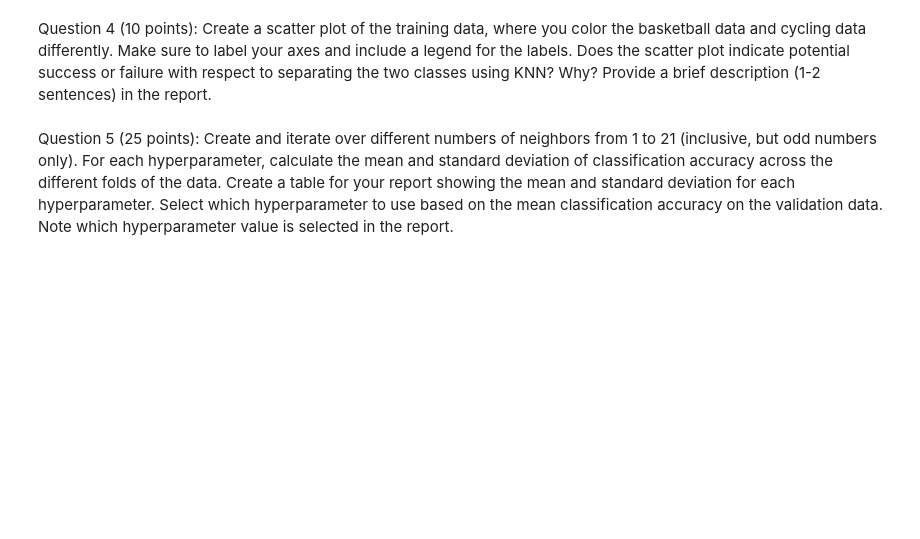
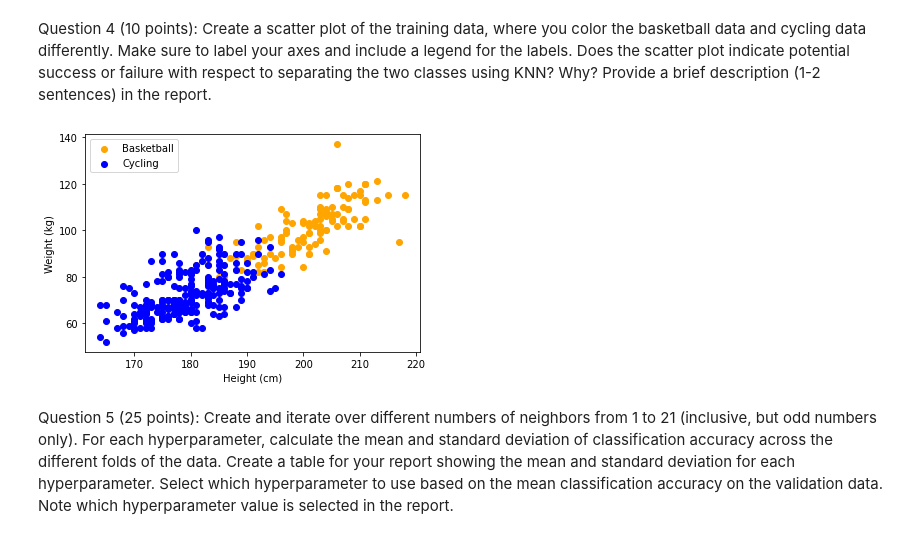
Before and after one commit to sarhuang/cosc425, a Jupyter notebook: Lab2/lab2.ipynb, the cells around one changed output. Saved outputs shown, nothing was run; the diff lists cells and outputs as text; code cells hidden in the pictures; blank space fills up the shorter version.

```diff
--- a/Lab2/lab2.ipynb
+++ b/Lab2/lab2.ipynb
@@ -38,12 +69,28 @@ description (1-2 sentences) in the report.
 # %% [markdown]
 Question 3 (5 points): Divide the data into training and test data using the standard 80-20
 ratio. Apply 10-fold cross-validation to the training data.
+# %%
+X = np.c_[athletes_data["height (cm)"], athletes_data["weight (kg)"]]
+y = np.array(sport_num)
+X_train, X_test, y_train, y_test = train_test_split(X, y, random_state=42, test_size=0.2)
+
+from sklearn.model_selection import KFold
+splits = KFold(n_splits=10)
 # %% [markdown]
 Question 4 (10 points): Create a scatter plot of the training data, where you color the
 basketball data and cycling data differently. Make sure to label your axes and include a
 legend for the labels. Does the scatter plot indicate potential success or failure with respect
 to separating the two classes using KNN? Why? Provide a brief description (1-2 sentences)
 in the report.
+# %%
+plt.scatter(X_train[y_train == 0][:, 0], X_train[y_train == 0][:, 1], c='orange')
+plt.scatter(X_train[y_train == 1][:, 0], X_train[y_train == 1][:, 1], c='blue')
+plt.legend(labels=["Basketball", "Cycling"])
+plt.xlabel("Height (cm)")
+plt.ylabel("Weight (kg)")
+plt.show()
+# %% [output]
+[figure, added]
 # %% [markdown]
 Question 5 (25 points): Create and iterate over different numbers of neighbors from 1 to 21
 (inclusive, but odd numbers only). For each hyperparameter, calculate the mean and standard deviation of classification accuracy across the different folds of the data. Create a table
```
Also changed, not shown: parts of 3 cells of this notebook.
